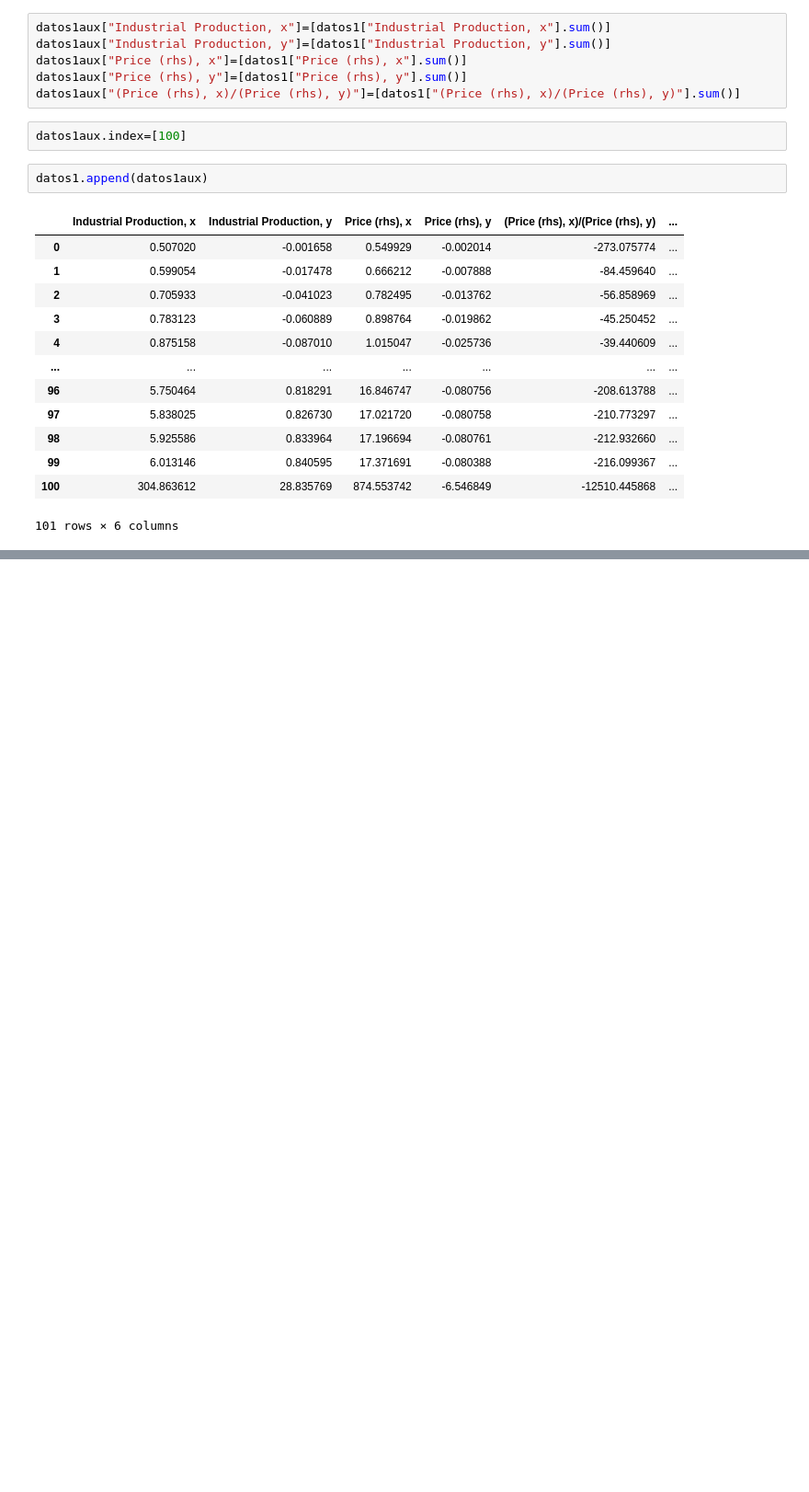
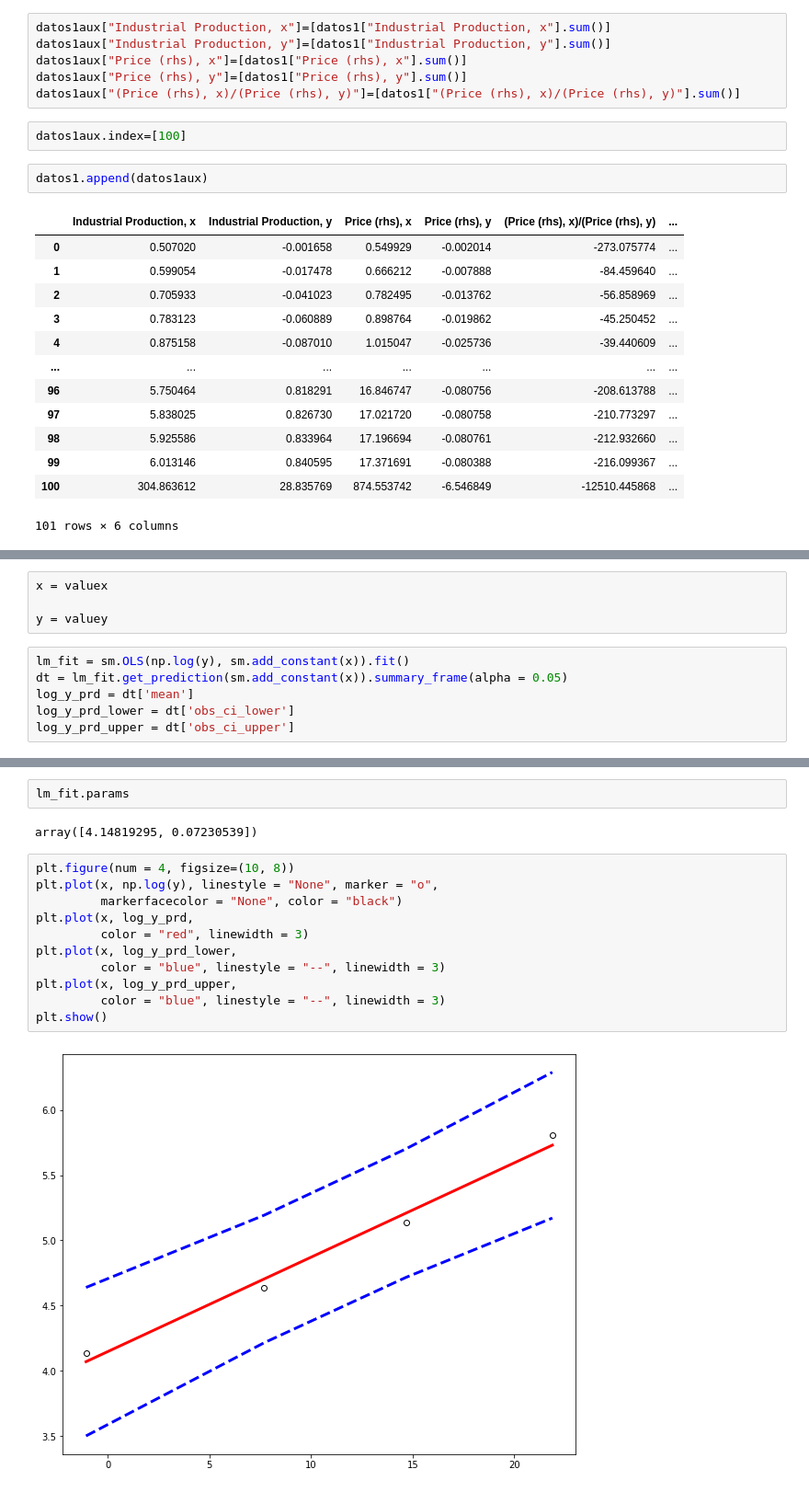
Before and after one commit to mario1027/Python-2022, a Jupyter notebook: MANIPULACIÓN DE DATOS CON PANDAS.ipynb, the cells around one changed output, grey strips where cells are left out. Shown at 92% size. Drawn from its saved outputs; the diff is of its cells as text; blank space fills up the shorter version.

```diff
--- a/MANIPULACIÓN DE DATOS CON PANDAS.ipynb
+++ b/MANIPULACIÓN DE DATOS CON PANDAS.ipynb
@@ -200,0 +491,10 @@ datos1aux
+# %%
+x = valuex
+
+y = valuey
+# %%
+lm_fit = sm.OLS(np.log(y), sm.add_constant(x)).fit()
+dt = lm_fit.get_prediction(sm.add_constant(x)).summary_frame(alpha = 0.05)
+log_y_prd = dt['mean']
+log_y_prd_lower = dt['obs_ci_lower']
+log_y_prd_upper = dt['obs_ci_upper']
@@ -200,0 +531,17 @@ datos1aux
+# %%
+lm_fit.params
+# %% [output]
+array([4.14819295, 0.07230539])
+# %%
+plt.figure(num = 4, figsize=(10, 8))
+plt.plot(x, np.log(y), linestyle = "None", marker = "o",
+         markerfacecolor = "None", color = "black")
+plt.plot(x, log_y_prd,
+         color = "red", linewidth = 3)
+plt.plot(x, log_y_prd_lower,
+         color = "blue", linestyle = "--", linewidth = 3)
+plt.plot(x, log_y_prd_upper,
+         color = "blue", linestyle = "--", linewidth = 3)
+plt.show()
+# %% [output]
+[figure, added]
```
Also changed, not shown: parts of 38 cells of this notebook, 2 other files.
